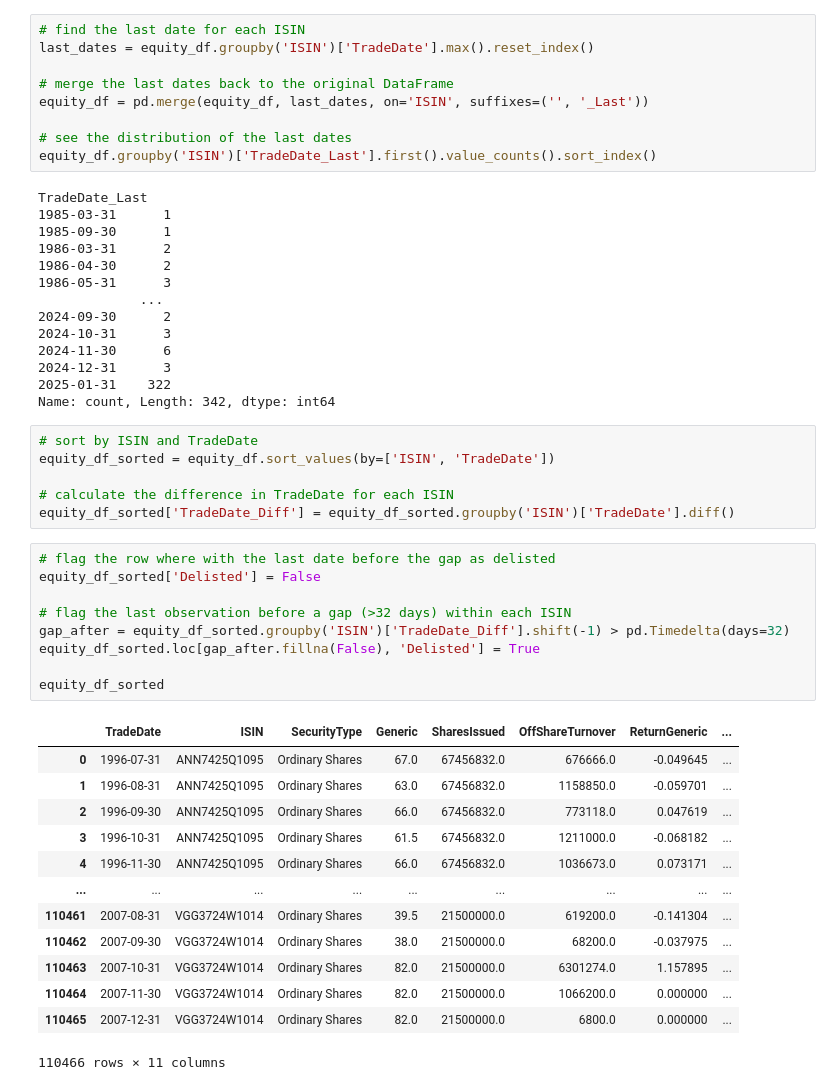
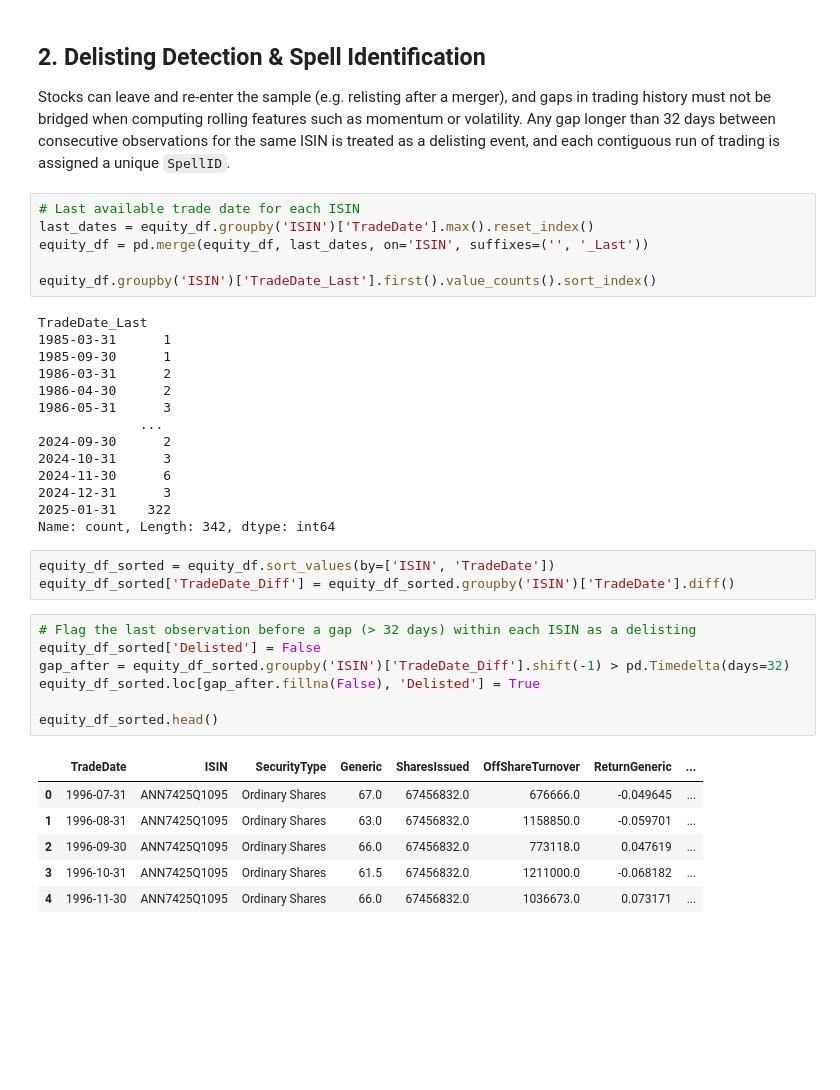
Before and after one commit to DonKubini/Man-vs.-Machine-on-the-Oslo-B-rs, a Jupyter notebook: Python files/Data Cleaning.ipynb, the cells around one changed output. Cells and saved outputs as stored; diff of their text form; blank space fills up the shorter version.

```diff
--- a/Python files/Data Cleaning.ipynb
+++ b/Python files/Data Cleaning.ipynb
@@ -95,14 +89,15 @@ print(equity_df['SecurityType'].unique())
              'Converted Shares',            'Preference Shares',
  'Primary Capital Certificates']
 Length: 7, dtype: str
+# %% [markdown]
+## 2. Delisting Detection & Spell Identification
+
+Stocks can leave and re-enter the sample (e.g. relisting after a merger), and gaps in trading history must not be bridged when computing rolling features such as momentum or volatility. Any gap longer than 32 days between consecutive observations for the same ISIN is treated as a delisting event, and each contiguous run of trading is assigned a unique `SpellID`.
 # %%
-# find the last date for each ISIN
+# Last available trade date for each ISIN
 last_dates = equity_df.groupby('ISIN')['TradeDate'].max().reset_index()
-
-# merge the last dates back to the original DataFrame
 equity_df = pd.merge(equity_df, last_dates, on='ISIN', suffixes=('', '_Last'))
 
-# see the distribution of the last dates
 equity_df.groupby('ISIN')['TradeDate_Last'].first().value_counts().sort_index()
 # %% [output]
 TradeDate_Last
@@ -119,32 +114,20 @@ TradeDate_Last
 2025-01-31    322
 Name: count, Length: 342, dtype: int64
 # %%
-# sort by ISIN and TradeDate
 equity_df_sorted = equity_df.sort_values(by=['ISIN', 'TradeDate'])
-
-# calculate the difference in TradeDate for each ISIN
 equity_df_sorted['TradeDate_Diff'] = equity_df_sorted.groupby('ISIN')['TradeDate'].diff()
 # %%
-# flag the row where with the last date before the gap as delisted
+# Flag the last observation before a gap (> 32 days) within each ISIN as a delisting
 equity_df_sorted['Delisted'] = False
-
-# flag the last observation before a gap (>32 days) within each ISIN
 gap_after = equity_df_sorted.groupby('ISIN')['TradeDate_Diff'].shift(-1) > pd.Timedelta(days=32)
 equity_df_sorted.loc[gap_after.fillna(False), 'Delisted'] = True
 
-equity_df_sorted
+equity_df_sorted.head()
 # %% [output]
 |  | TradeDate | ISIN | SecurityType | Generic | SharesIssued | OffShareTurnover | ReturnGeneric | ... |
 | 0 | 1996-07-31 | ANN7425Q1095 | Ordinary Shares | 67.0 | 67456832.0 | 676666.0 | -0.049645 | ... |
 | 1 | 1996-08-31 | ANN7425Q1095 | Ordinary Shares | 63.0 | 67456832.0 | 1158850.0 | -0.059701 | ... |
 | 2 | 1996-09-30 | ANN7425Q1095 | Ordinary Shares | 66.0 | 67456832.0 | 773118.0 | 0.047619 | ... |
 | 3 | 1996-10-31 | ANN7425Q1095 | Ordinary Shares | 61.5 | 67456832.0 | 1211000.0 | -0.068182 | ... |
 | 4 | 1996-11-30 | ANN7425Q1095 | Ordinary Shares | 66.0 | 67456832.0 | 1036673.0 | 0.073171 | ... |
-| ... | ... | ... | ... | ... | ... | ... | ... | ... |
-| 110461 | 2007-08-31 | VGG3724W1014 | Ordinary Shares | 39.5 | 21500000.0 | 619200.0 | -0.141304 | ... |
-| 110462 | 2007-09-30 | VGG3724W1014 | Ordinary Shares | 38.0 | 21500000.0 | 68200.0 | -0.037975 | ... |
-| 110463 | 2007-10-31 | VGG3724W1014 | Ordinary Shares | 82.0 | 21500000.0 | 6301274.0 | 1.157895 | ... |
-| 110464 | 2007-11-30 | VGG3724W1014 | Ordinary Shares | 82.0 | 21500000.0 | 1066200.0 | 0.000000 | ... |
-| 110465 | 2007-12-31 | VGG3724W1014 | Ordinary Shares | 82.0 | 21500000.0 | 6800.0 | 0.000000 | ... |
-110466 rows × 11 columns
 # %%
```
Also changed, not shown: parts of 26 cells of this notebook, 4 other files.
